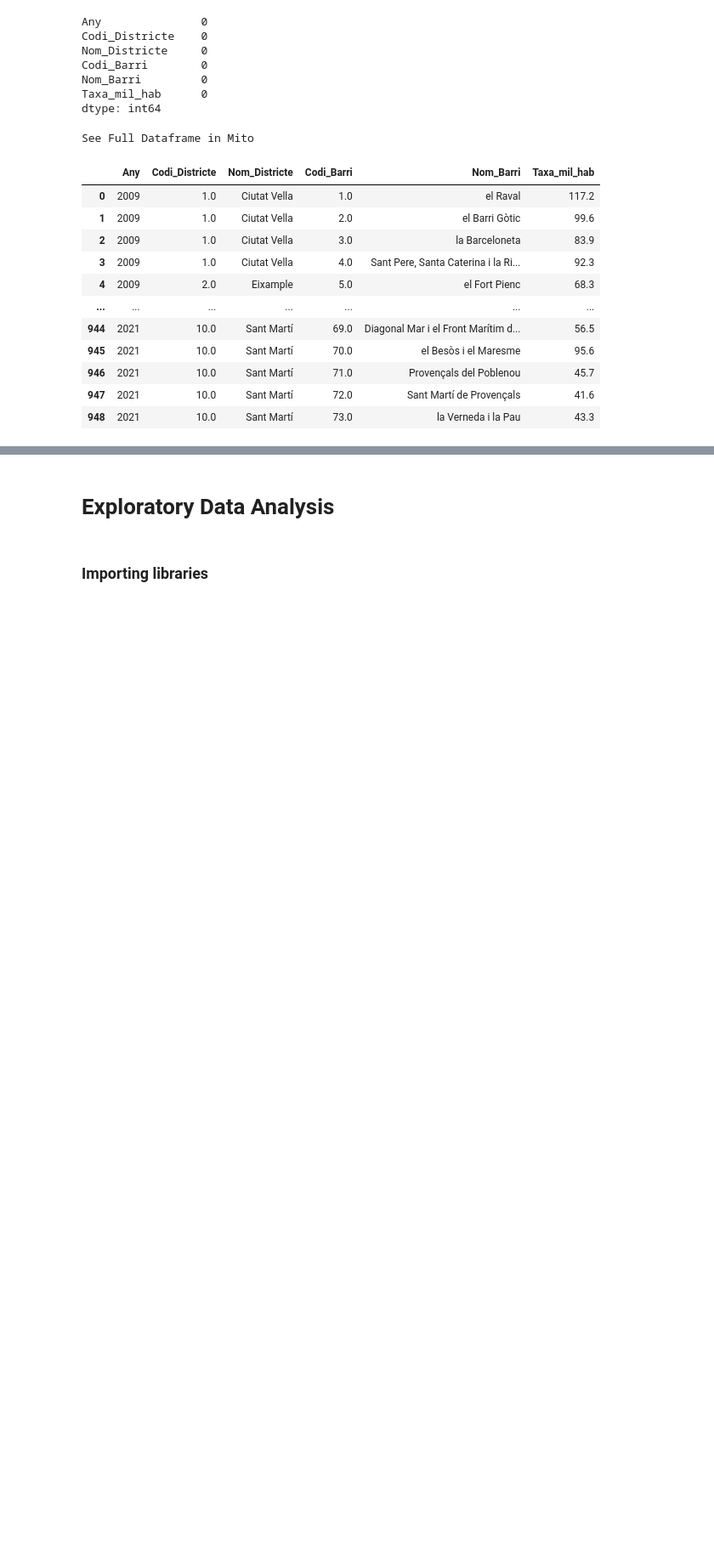
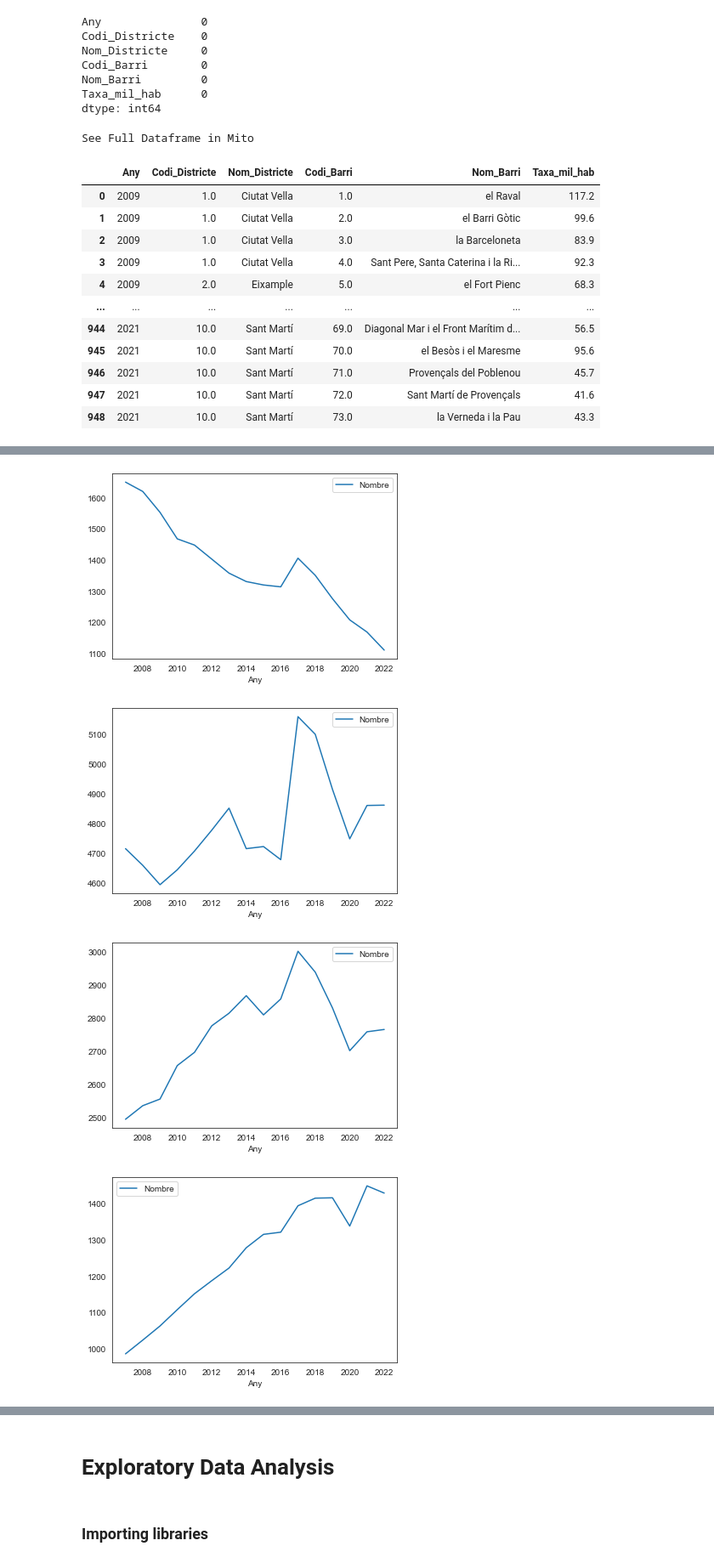
Before and after one commit to MarkusHumetus/Hackathon_Jornada_Talent_Digita_Oct_2022l, a Jupyter notebook: main.ipynb, the cells around one changed output, grey strips where cells are left out. Shown at 85% size. Saved outputs shown, nothing was run; the diff lists cells and outputs as text; code cells hidden in the pictures; blank space fills up the shorter version.

```diff
--- a/main.ipynb
+++ b/main.ipynb
@@ -199,0 +210,2 @@ See Full Dataframe in Mito
+# %%
+padro_viu_sola_edat_2007_2022.Nombre = [int(x) for x in padro_viu_sola_edat_2007_2022.Nombre]
@@ -199,0 +237,11 @@ See Full Dataframe in Mito
+# %%
+def select_older75_year(df, year):
+    new_df = df[(df.Any == year)&
+                ((df.Edat_quinquennal == '80-84 anys')|
+                (df.Edat_quinquennal == '85-90 anys')|
+                (df.Edat_quinquennal == '75-89 anys')|
+                (df.Edat_quinquennal == '90-94 anys')|
+                (df.Edat_quinquennal == '95-99 anys')|
+                (df.Edat_quinquennal == '100 anys i més'))
+                ]
+    return new_df
@@ -199,0 +265,16 @@ See Full Dataframe in Mito
+# %%
+dist_old_alone_2007_2022 = pd.DataFrame()
+for year in range (2007, 2023):
+    df_new = pd.DataFrame (select_older75_year(padro_viu_sola_edat_2007_2022, year).groupby('Codi_Districte').Nombre.sum()).reset_index()
+    df_new['Any'] = year
+    dist_old_alone_2007_2022 = pd.concat([dist_old_alone_2007_2022, df_new])
+# %%
+for i in range (1,11):
+    sns.set_style('white')
+    dist_old_alone_2007_2022[dist_old_alone_2007_2022.Codi_Districte==i].plot(x = 'Any' , y='Nombre', kind = 'line')
+#groupby(['Any','Codi_Districte']).sum()
+# %% [output]
+[figure, added]
+[figure, added]
+[figure, added]
+[figure, added]
```
Also changed, not shown: parts of 8 cells of this notebook, 3 other files.
